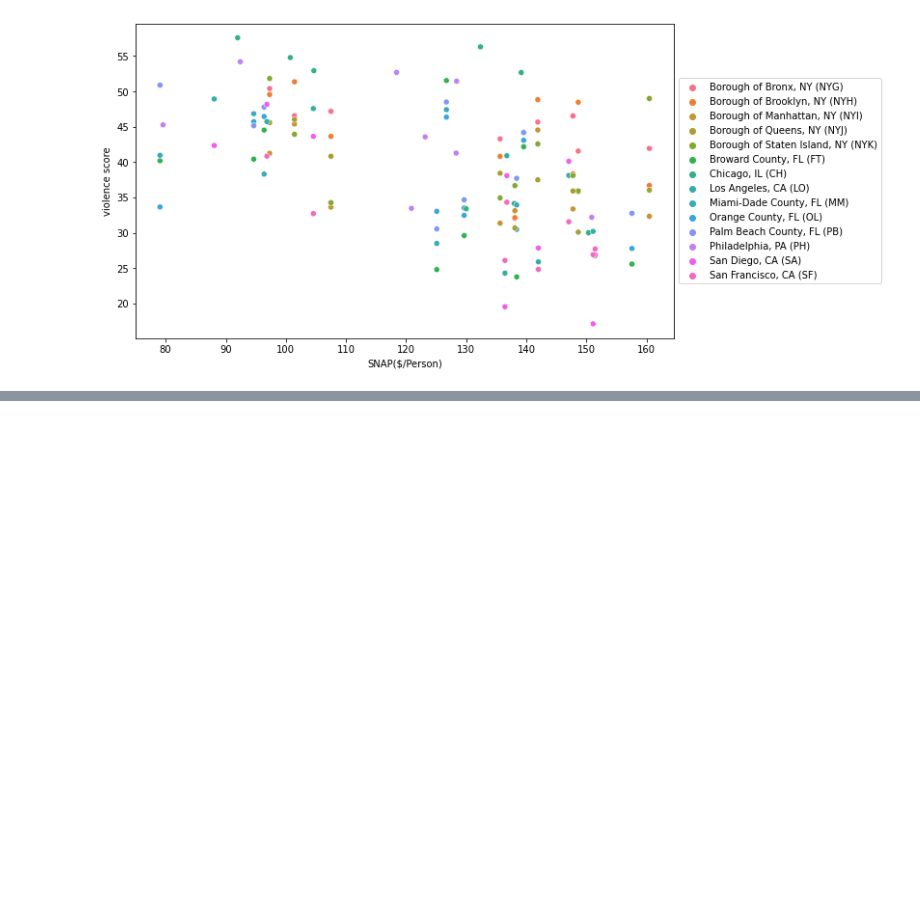
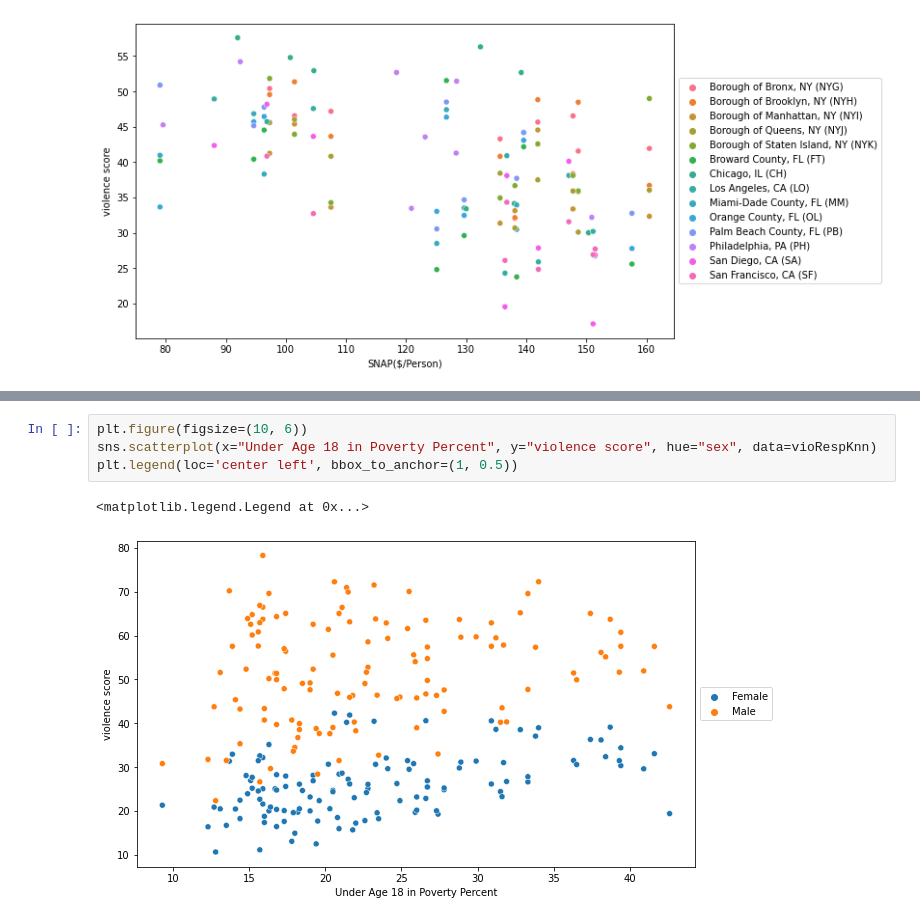
Before and after one commit to brodyee/STATS501_project, a Jupyter notebook: code/DataCleaning&EDA.ipynb, the cells around one changed output, grey strips where cells are left out. Saved outputs shown, nothing was run; the diff lists cells and outputs as text; blank space fills up the shorter version.

```diff
--- a/code/DataCleaning&EDA.ipynb
+++ b/code/DataCleaning&EDA.ipynb
@@ -457,0 +659,7 @@ plt.legend(loc='center left', bbox_to_anchor=(1, 0.5))
+# %%
+plt.figure(figsize=(10, 6))
+sns.scatterplot(x="Under Age 18 in Poverty Percent", y="violence score", hue="sex", data=vioRespKnn)
+plt.legend(loc='center left', bbox_to_anchor=(1, 0.5))
+# %% [output]
+<matplotlib.legend.Legend at 0x...>
+[figure, added]
```
Also changed, not shown: parts of 26 cells of this notebook, 4 other files.
